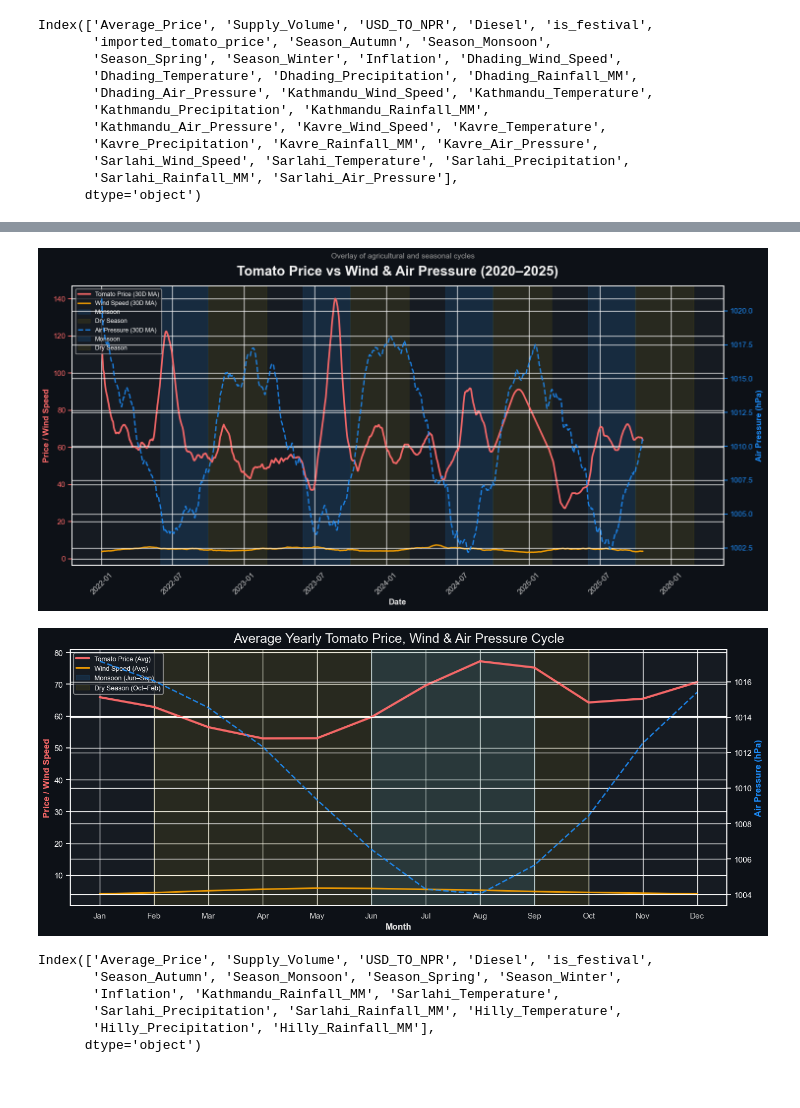
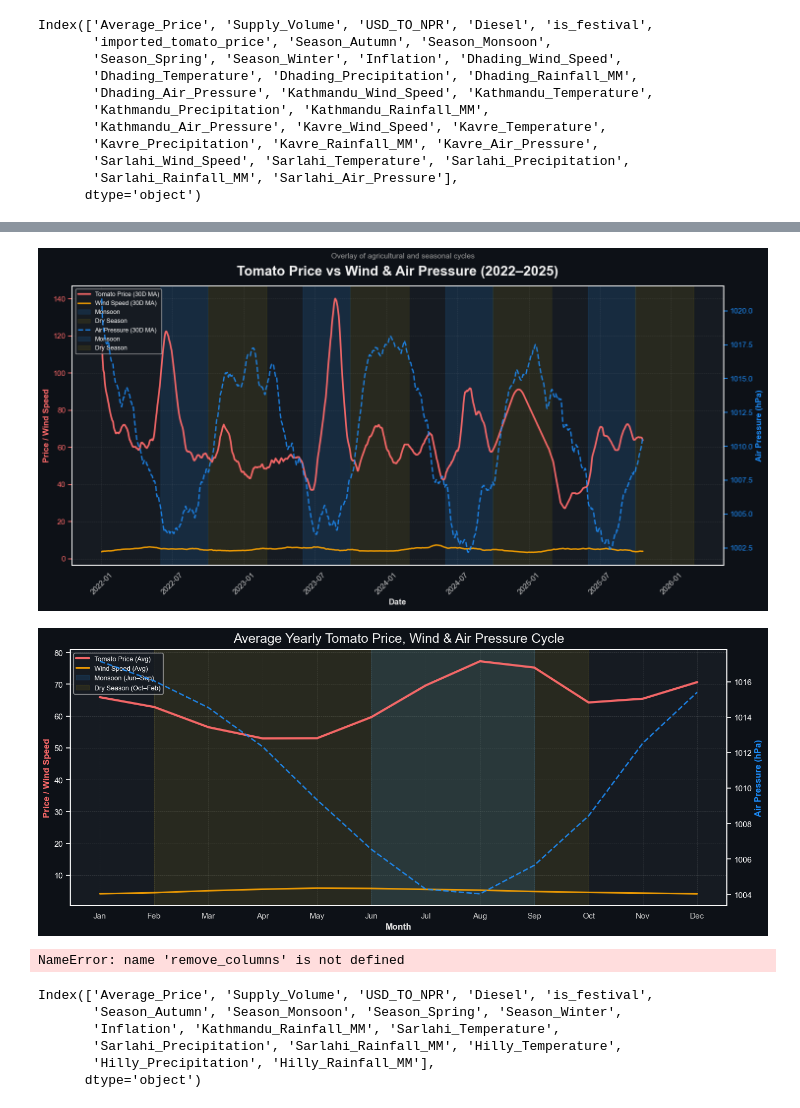
Before and after one commit to Samir4456/Tomato-Price-Predication, a Jupyter notebook: load_and_clean.ipynb, the cells around one changed output, grey strips where cells are left out. Cells and saved outputs as stored; diff of their text form; code cells hidden in the pictures.

```diff
--- a/load_and_clean.ipynb
+++ b/load_and_clean.ipynb
@@ -304,7 +305,7 @@ ax2.plot(df_viz.index, df_viz['Avg_Rainfall'], color='#00C49A', linewidth=1.8, l
 ax2.plot(df_viz.index, df_viz['Avg_Precip'], color='#4E9AF1', linewidth=1.8, linestyle='-.', label='Avg Precipitation')
 
 # --- Titles & labels ---
-ax1.set_title("Tomato Price vs Climate Variables (Nepal, 2020–2025)", fontsize=20, color='white', pad=15)
+ax1.set_title("Tomato Price vs Climate Variables (Nepal, 2022–2025)", fontsize=20, color='white', pad=15)
 ax1.set_xlabel("Date", fontsize=12, color='#E5E5E5', fontweight='bold')
 ax1.set_ylabel("Price (NPR/kg)", fontsize=12, color='#FF6B6B', fontweight='bold')
 ax2.set_ylabel("Climate Variables", fontsize=12, color='white', fontweight='bold')
@@ -314,6 +315,9 @@ ax1.tick_params(axis='x', colors='#CCCCCC', rotation=45)
 ax1.tick_params(axis='y', colors='#FF6B6B')
 ax2.tick_params(axis='y', colors='white')
 ax1.grid(True, linestyle='--', alpha=0.3)
+
+ax1.grid(color='white', linestyle='--', linewidth=0.5, alpha=0.15)  # subtle grid
+ax2.grid(False)  # optional: don't grid secondary axis, or match alpha=0.15 if you like
 
 # --- Optional patches for seasons ---
 for year in df_viz.index.year.unique():
@@ -402,8 +406,11 @@ for year in df_weather.index.year.unique():
     ax1.axvspan(pd.Timestamp(f'{year}-10-01'), pd.Timestamp(f'{year+1}-02-28'),
                 color='#FFD700', alpha=0.08, zorder=0, label='Dry Season' if year==df_weather.index.year.min() else "")
 
+ax1.grid(color='white', linestyle='--', linewidth=0.5, alpha=0.15)  # subtle grid
+ax2.grid(False)  # optional: don't grid secondary axis, or match alpha=0.15 if you like
+
 # --- Labels ---
-ax1.set_title("Tomato Price vs Wind & Air Pressure (2020–2025)", fontsize=20, fontweight='bold', color='#F1F1F1', pad=15)
+ax1.set_title("Tomato Price vs Wind & Air Pressure (2022–2025)", fontsize=20, fontweight='bold', color='#F1F1F1', pad=15)
 plt.suptitle("Overlay of agricultural and seasonal cycles", fontsize=11, color='#A0A0A0', y=0.92)
 
 ax1.set_xlabel("Date", fontsize=12, color='#E5E5E5', fontweight='bold')
@@ -442,37 +449,42 @@ fig.patch.set_facecolor('#0D1117')
 ax1.set_facecolor('#161B22')
 
 ax1.plot(yearly_avg.index, yearly_avg['Price_Rolling'],
          color='#FF6B6B', linewidth=3, label='Tomato Price (Avg)', alpha=0.95)
 ax1.plot(yearly_avg.index, yearly_avg['Wind_Rolling'],
          color='#FFA500', linewidth=2.2, label='Wind Speed (Avg)', alpha=0.9)
 
 ax2 = ax1.twinx()
 ax2.plot(yearly_avg.index, yearly_avg['Pressure_Rolling'],
          color='#1E90FF', linewidth=2, linestyle='--', label='Air Pressure (Avg)', alpha=0.85)
 
+ax1.grid(color='white', linestyle='--', linewidth=0.5, alpha=0.15)  # subtle grid
+ax2.grid(False)  # optional: don't grid secondary axis, or match alpha=0.15 if you like
+
 # Seasonal shading
 ax1.axvspan(6, 9, color='#1E88E5', alpha=0.15, label='Monsoon (Jun–Sep)')
 ax1.axvspan(10, 2, color='#FFD700', alpha=0.08, label='Dry Season (Oct–Feb)')  # wraps around year
 
 # Labels
 ax1.set_xticks(range(1, 13))
 ax1.set_xticklabels(['Jan','Feb','Mar','Apr','May','Jun','Jul','Aug','Sep','Oct','Nov','Dec'], color='#CCCCCC')
 
 ax1.set_title("Average Yearly Tomato Price, Wind & Air Pressure Cycle", fontsize=18, color='#F1F1F1', pad=10)
 ax1.set_xlabel("Month", fontsize=12, color='#E5E5E5', fontweight='bold')
 ax1.set_ylabel("Price / Wind Speed", fontsize=12, color='#FF6B6B', fontweight='bold')
 ax2.set_ylabel("Air Pressure (hPa)", fontsize=12, color='#1E90FF', fontweight='bold')
 
 leg = ax1.legend(loc='upper left', fontsize=9, frameon=True)
 leg.get_frame().set_facecolor('#161B22')
 
 plt.tight_layout()
 plt.show()
 # %% [output]
-[figure, old version]
+[figure, new version]
-[figure, old version]
+[figure, new version]
 # %%
-df=df.drop(columns=remove_columns)
+df=df.drop(columns=remove_cols)
+# %% [output]
+NameError: name 'remove_columns' is not defined
 # %%
 df.columns
 # %% [output]
```
Also changed, not shown: parts of 7 cells of this notebook, 37 other files.
